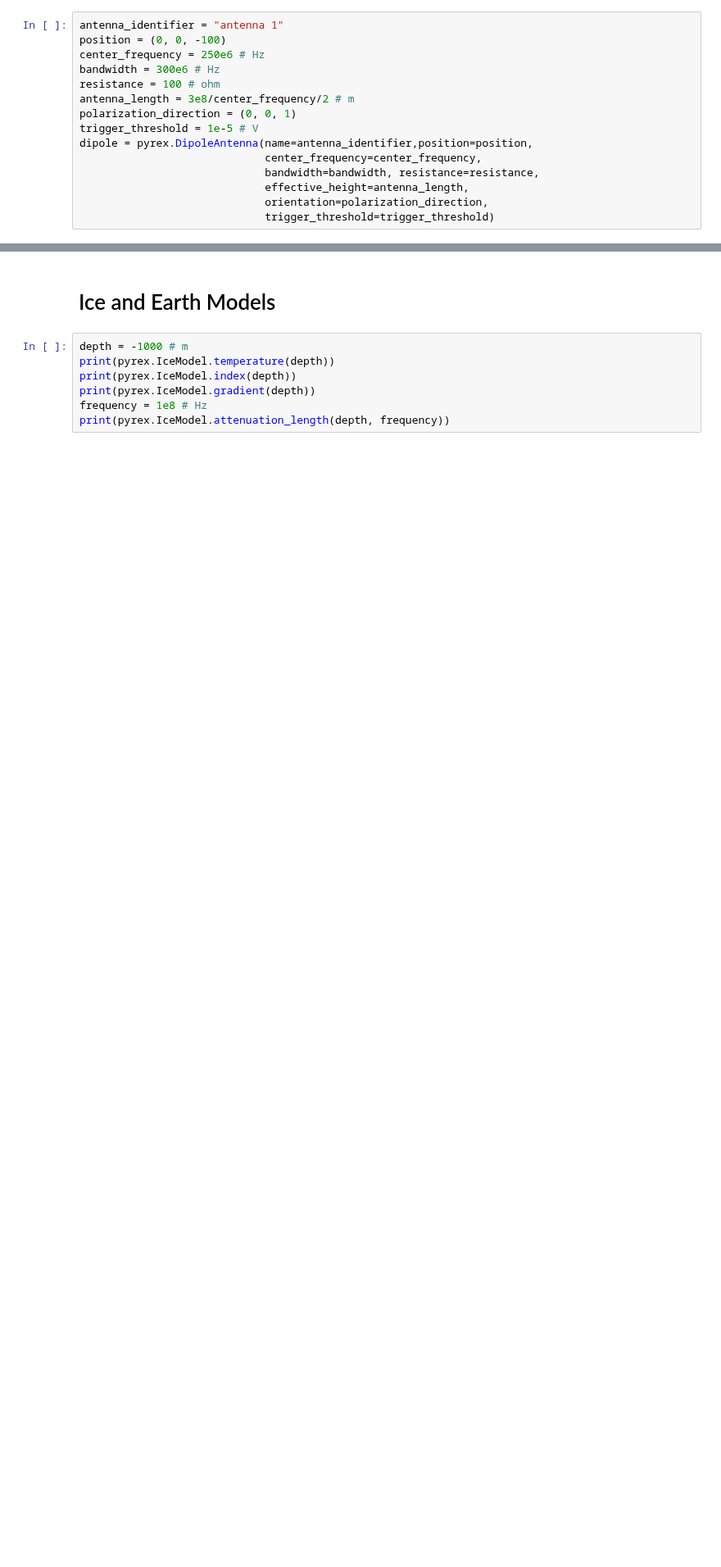
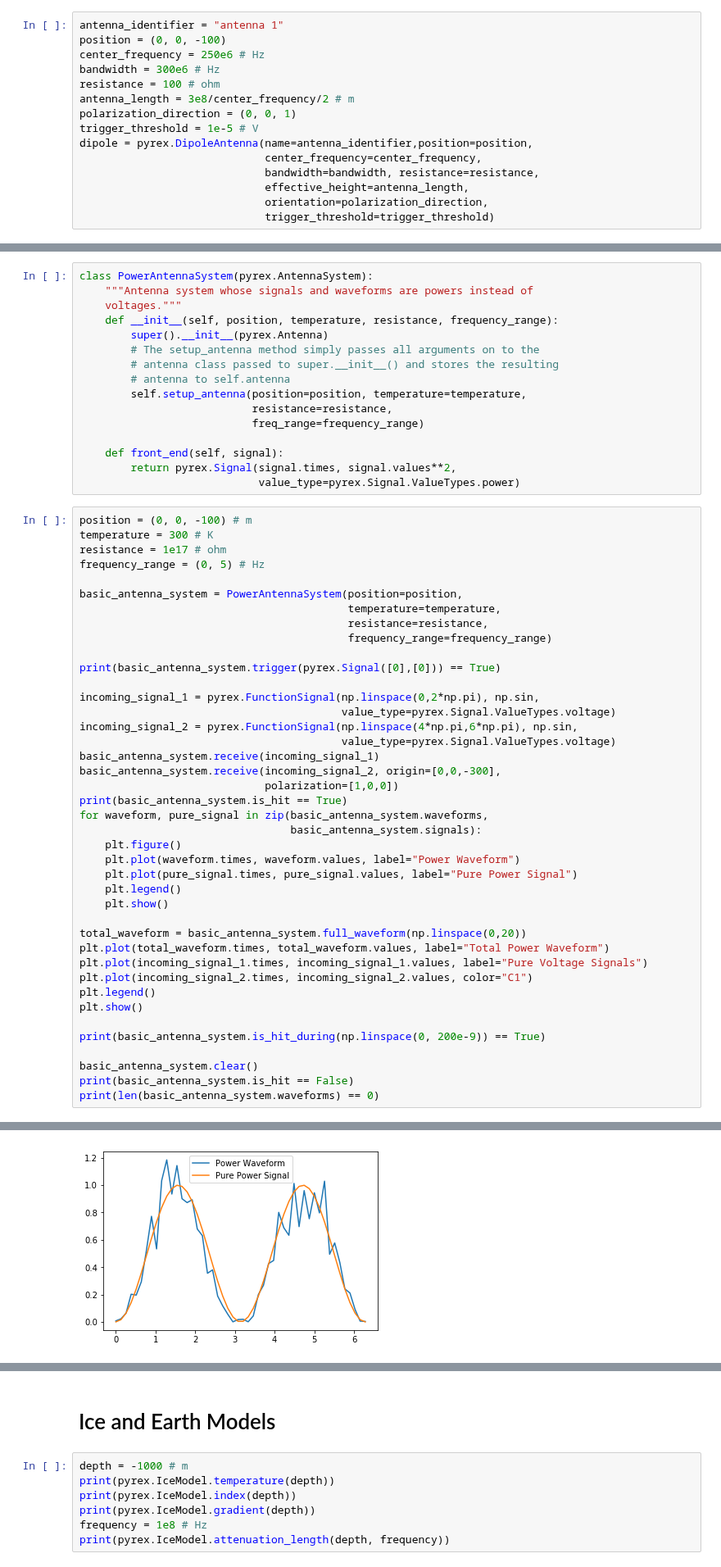
Before and after one commit to bhokansonfasig/pyrex, a Jupyter notebook: Code Examples.ipynb, the cells around one changed output, grey strips where cells are left out. Shown at 82% size. Cells and saved outputs as stored; diff of their text form; blank space fills up the shorter version.

Commit message:
Update code examples to match version 1.2.1 Add examples for AntennaSystem, Detector, and Antenna.set_orientation. Also fix typos in examples

```diff
--- a/Code Examples.ipynb
+++ b/Code Examples.ipynb
@@ -308,0 +314,58 @@ dipole = pyrex.DipoleAntenna(name=antenna_identifier,position=position,
+# %%
+class PowerAntennaSystem(pyrex.AntennaSystem):
+    """Antenna system whose signals and waveforms are powers instead of
+    voltages."""
+    def __init__(self, position, temperature, resistance, frequency_range):
+        super().__init__(pyrex.Antenna)
+        # The setup_antenna method simply passes all arguments on to the
+        # antenna class passed to super.__init__() and stores the resulting
+        # antenna to self.antenna
+        self.setup_antenna(position=position, temperature=temperature,
+                           resistance=resistance,
+                           freq_range=frequency_range)
+
+    def front_end(self, signal):
+        return pyrex.Signal(signal.times, signal.values**2,
+                            value_type=pyrex.Signal.ValueTypes.power)
+# %%
+position = (0, 0, -100) # m
+temperature = 300 # K
+resistance = 1e17 # ohm
+frequency_range = (0, 5) # Hz
+
+basic_antenna_system = PowerAntennaSystem(position=position,
+                                          temperature=temperature,
+                                          resistance=resistance,
+                                          frequency_range=frequency_range)
+
+print(basic_antenna_system.trigger(pyrex.Signal([0],[0])) == True)
+
+incoming_signal_1 = pyrex.FunctionSignal(np.linspace(0,2*np.pi), np.sin,
+                                         value_type=pyrex.Signal.ValueTypes.voltage)
+incoming_signal_2 = pyrex.FunctionSignal(np.linspace(4*np.pi,6*np.pi), np.sin,
+                                         value_type=pyrex.Signal.ValueTypes.voltage)
+basic_antenna_system.receive(incoming_signal_1)
+basic_antenna_system.receive(incoming_signal_2, origin=[0,0,-300],
+                             polarization=[1,0,0])
+print(basic_antenna_system.is_hit == True)
+for waveform, pure_signal in zip(basic_antenna_system.waveforms,
+                                 basic_antenna_system.signals):
+    plt.figure()
+    plt.plot(waveform.times, waveform.values, label="Power Waveform")
+    plt.plot(pure_signal.times, pure_signal.values, label="Pure Power Signal")
+    plt.legend()
+    plt.show()
+
+total_waveform = basic_antenna_system.full_waveform(np.linspace(0,20))
+plt.plot(total_waveform.times, total_waveform.values, label="Total Power Waveform")
+plt.plot(incoming_signal_1.times, incoming_signal_1.values, label="Pure Voltage Signals")
+plt.plot(incoming_signal_2.times, incoming_signal_2.values, color="C1")
+plt.legend()
+plt.show()
+
+print(basic_antenna_system.is_hit_during(np.linspace(0, 200e-9)) == True)
+
+basic_antenna_system.clear()
+print(basic_antenna_system.is_hit == False)
+print(len(basic_antenna_system.waveforms) == 0)
+# %% [output]
@@ -308,0 +374 @@ dipole = pyrex.DipoleAntenna(name=antenna_identifier,position=position,
+[figure, added]
```
Also changed, not shown: parts of 11 cells of this notebook, 2 other files.
